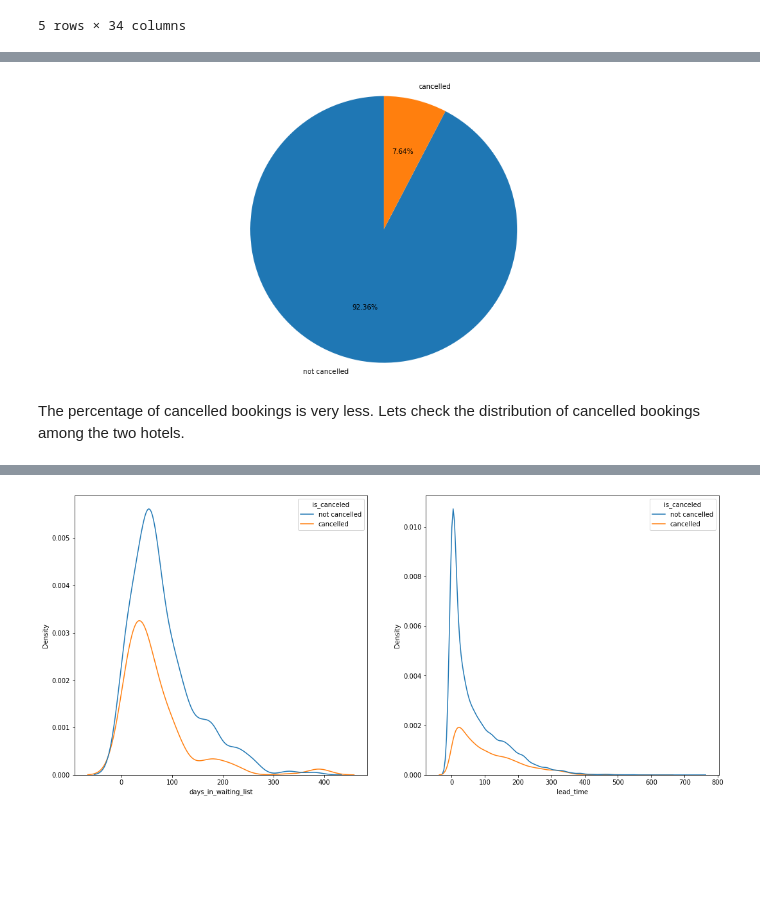
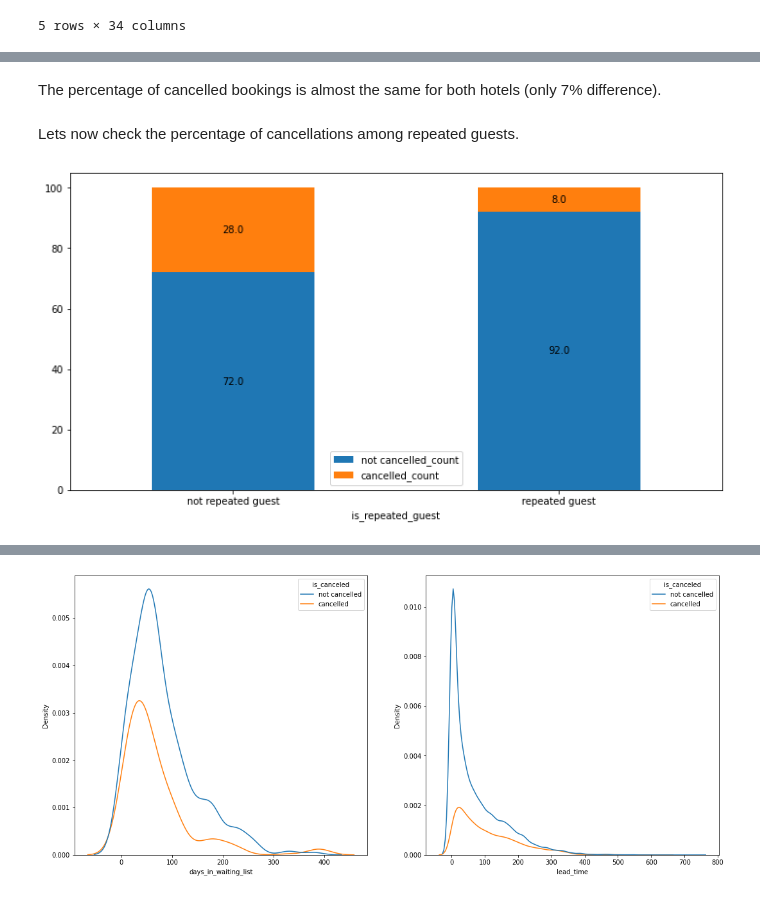
Before and after one commit to connect-midhunr/eda-hotel-booking, a Jupyter notebook: EDA_Hotel_Booking_Analysis_Capstone_Project.ipynb, the cells around one changed output, grey strips where cells are left out. Saved outputs shown, nothing was run; the diff lists cells and outputs as text; code cells hidden in the pictures; blank space fills up the shorter version.

```diff
--- a/EDA_Hotel_Booking_Analysis_Capstone_Project.ipynb
+++ b/EDA_Hotel_Booking_Analysis_Capstone_Project.ipynb
@@ -477,0 +437,37 @@ Lets now check the percentage of cancellations among repeated guests.
+# %%
+# define a function to plot a stacked bar to show percentage of a feature in a grouped parameter
+def stacked_bar_chart_with_percentage(df, pri_column_label, sec_column_label):
+  # finding unique values in secondary column for grouping
+  values = df[sec_column_label].unique()
+
+  # creating a list of dataframes that gives the for each unique value in primary column
+  # a dataframe is created for each unique value in secondary column
+  list_of_counts_df = [df[df[sec_column_label] == value].groupby(pri_column_label)[sec_column_label].count().reset_index(name=f'{value}_count')
+                       for value in values]
+
+  # merge all dataframes into one dataframe
+  df_merged = list_of_counts_df[0]
+  for i in range(1, len(list_of_counts_df)):
+    df_merged = pd.merge(df_merged, list_of_counts_df[i], how='inner', on=pri_column_label)
+
+  # computing the percentage of unique values in secondary column contributed by each unique value in primary column
+  df_merged['total_count'] = df_merged.sum(axis=1, numeric_only=True)
+  for value in values:
+    df_merged[f'{value}_count'] = round(df_merged[f'{value}_count'] / df_merged['total_count'] * 100)
+  df_merged.drop('total_count', axis=1, inplace=True)
+
+  # plotting a stacked bar graph to represent the % of unique values in secondary column
+  # segmented by each unique value in primary column
+  ax = df_merged.plot(x=pri_column_label, kind='bar', stacked=True, figsize=(12,6))
+  for bar in ax.patches:
+    height = bar.get_height()
+    width = bar.get_width()
+    x = bar.get_x()
+    y = bar.get_y()
+    label_text = height
+    label_x = x + width / 2
+    label_y = y + height / 2
+    ax.text(label_x, label_y, label_text, ha='center',
+            va='center')
+  plt.xticks(rotation='horizontal')
+  plt.show()
@@ -478,7 +488,9 @@ Lets now check the percentage of cancellations among repeated guests.
+# %% [markdown]
+The percentage of cancelled bookings is almost the same for both hotels (only 7% difference).
+# %% [markdown]
+Lets now check the percentage of cancellations among repeated guests.
 # %%
-# plot a pie chart to show % of bookings cancelled by repeated guests
-plot_pie_chart_from_column(hotel_df[hotel_df['is_repeated_guest'] == 'repeated guest'], 'is_canceled')
+# plot a stacked bar graph to show % of bookings cancelled by repeated guests
+stacked_bar_chart_with_percentage(hotel_df, 'is_repeated_guest', 'is_canceled')
 # %% [output]
-[figure, old version]
+[figure, new version]
-# %% [markdown]
-The percentage of cancelled bookings is very less. Lets check the distribution of cancelled bookings among the two hotels.
```
Also changed, not shown: parts of 37 cells of this notebook.
